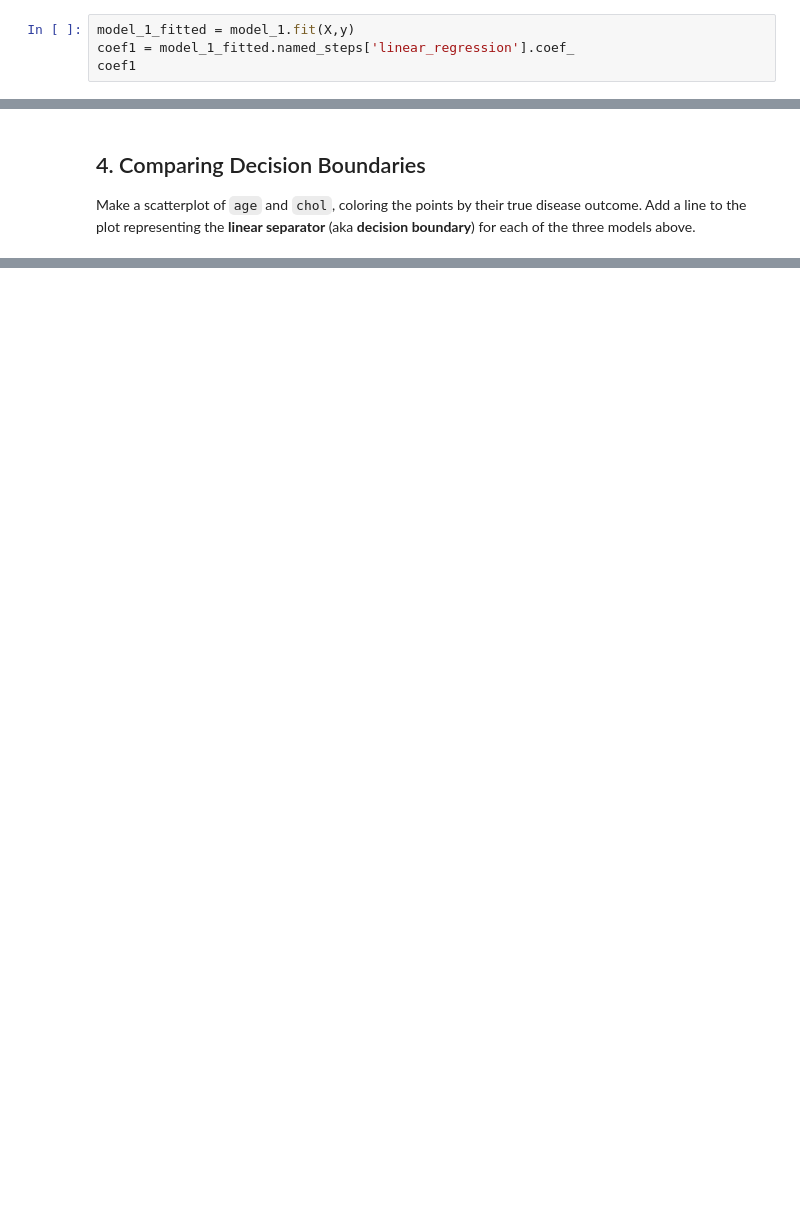
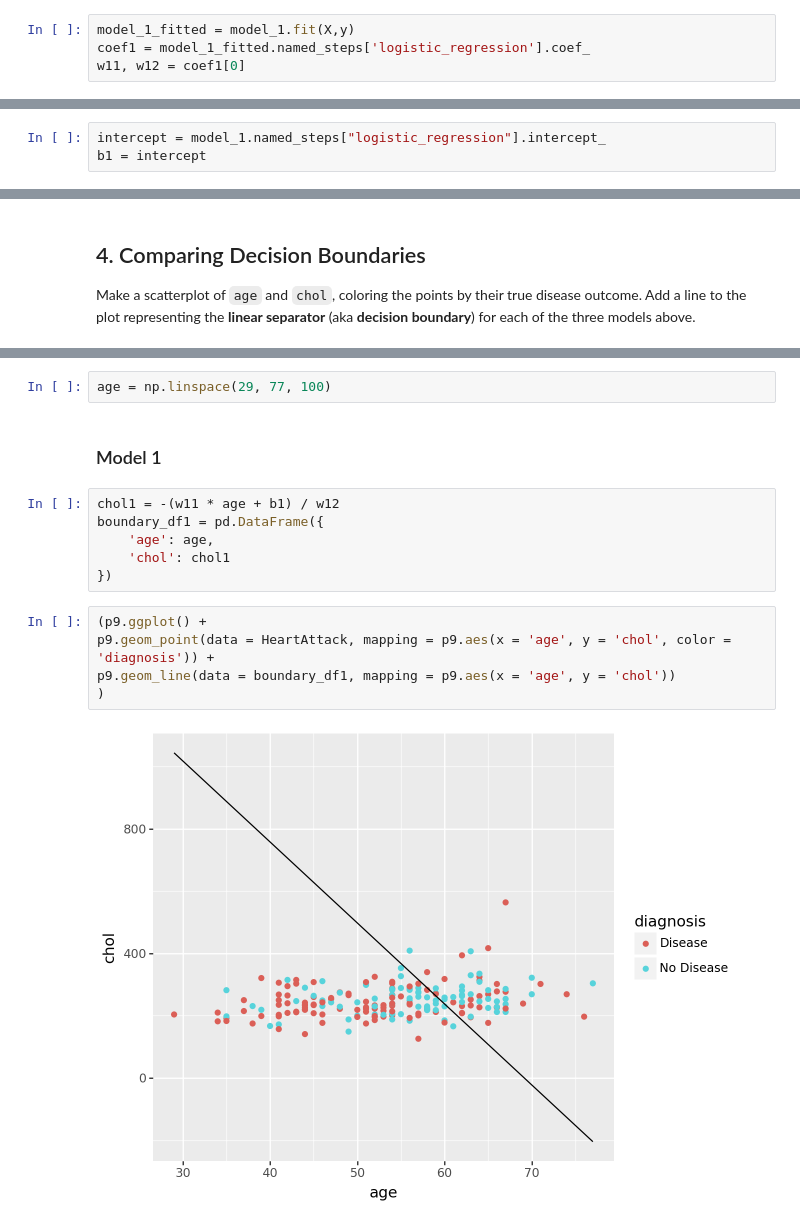
Before and after one commit to cybernewbee/gsb_544, a Jupyter notebook: chapter_17/PA9_1.ipynb, the cells around one changed output, grey strips where cells are left out. Cells and saved outputs as stored; diff of their text form; blank space fills up the shorter version.

```diff
--- a/chapter_17/PA9_1.ipynb
+++ b/chapter_17/PA9_1.ipynb
@@ -90,4 +107,4 @@ model_1 = Pipeline(
 # %%
 model_1_fitted = model_1.fit(X,y)
-coef1 = model_1_fitted.named_steps['linear_regression'].coef_
-coef1
+coef1 = model_1_fitted.named_steps['logistic_regression'].coef_
+w11, w12 = coef1[0]
@@ -103,0 +111,3 @@ array([-3.24011226])
+# %%
+intercept = model_1.named_steps["logistic_regression"].intercept_
+b1 = intercept
@@ -175,0 +228,17 @@ Make a scatterplot of `age` and `chol`, coloring the points by their true diseas
+# %%
+age = np.linspace(29, 77, 100)
+# %% [markdown]
+### Model 1
+# %%
+chol1 = -(w11 * age + b1) / w12
+boundary_df1 = pd.DataFrame({
+    'age': age,
+    'chol': chol1
+})
+# %%
+(p9.ggplot() +
+p9.geom_point(data = HeartAttack, mapping = p9.aes(x = 'age', y = 'chol', color = 'diagnosis')) +
+p9.geom_line(data = boundary_df1, mapping = p9.aes(x = 'age', y = 'chol'))
+)
+# %% [output]
+[figure, added]
```
Also changed, not shown: parts of 35 cells of this notebook, 21 other files.
